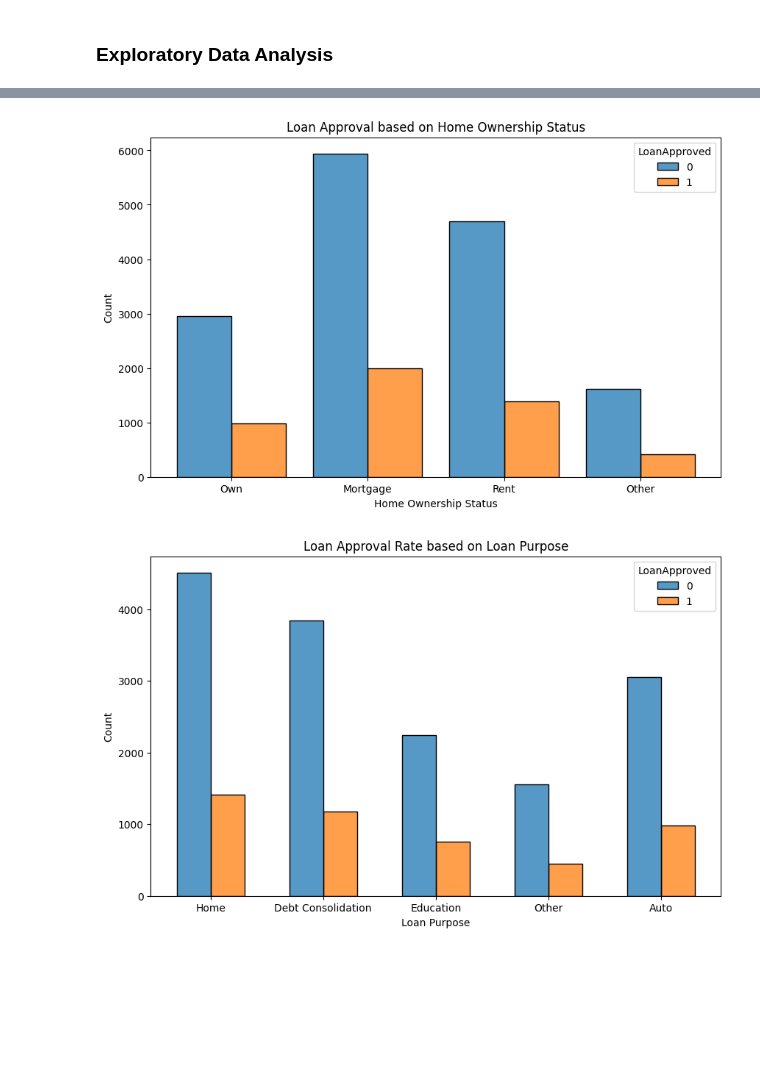
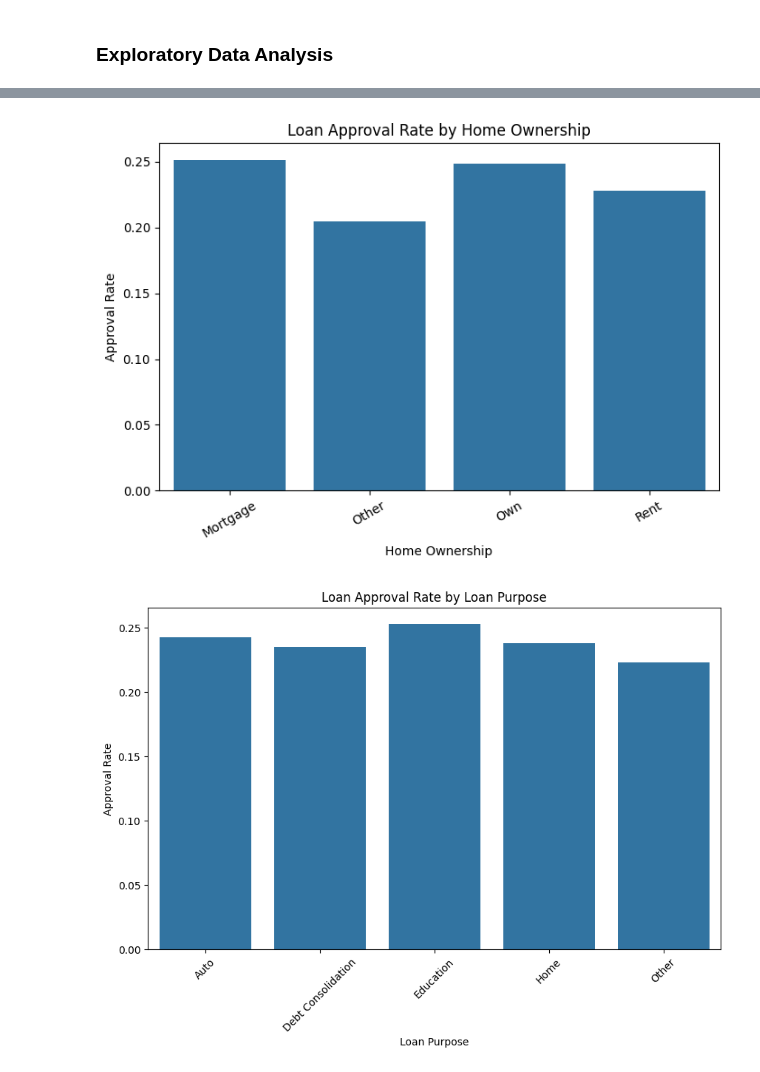
Before and after one commit to AbdulWahid026/ML_LoanApprovalPrediction-CreditRiskAnalysis, a Jupyter notebook: model.ipynb, the cells around one changed output, grey strips where cells are left out. Cells and saved outputs as stored; diff of their text form; code cells hidden in the pictures; blank space fills up the shorter version.

```diff
--- a/model.ipynb
+++ b/model.ipynb
@@ -139,16 +156,30 @@ plt.show()
 # %%
-plt.figure(figsize=(10,6))
-sns.histplot(data=data_df,x='HomeOwnershipStatus',hue='LoanApproved',multiple='dodge',shrink=0.8)
-plt.title('Loan Approval based on Home Ownership Status')
-plt.xlabel('Home Ownership Status')
+approval_rate=(data_df.groupby('HomeOwnershipStatus')['LoanApproved'].mean().reset_index())
+
+plt.figure(figsize=(8,5))
+sns.barplot(data=approval_rate,x='HomeOwnershipStatus',y='LoanApproved')
+plt.title('Loan Approval Rate by Home Ownership')
+plt.ylabel('Approval Rate')
+plt.xlabel('Home Ownership')
+plt.xticks(rotation=30)
 plt.show()
 # %% [output]
-[figure, old version]
+[figure, new version]
 # %%
+approval_purpose = (
+    data_df.groupby('LoanPurpose')['LoanApproved'].mean().reset_index()
+)
+
 plt.figure(figsize=(10,6))
-sns.histplot(data=data_df,x='LoanPurpose',hue='LoanApproved',multiple='dodge',shrink=0.6)
-plt.title('Loan Approval Rate based on Loan Purpose')
+sns.barplot(
+    data=approval_purpose,
+    x='LoanPurpose',
+    y='LoanApproved'
+)
+plt.title('Loan Approval Rate by Loan Purpose')
+plt.ylabel('Approval Rate')
 plt.xlabel('Loan Purpose')
+plt.xticks(rotation=45)
 plt.show()
 # %% [output]
-[figure, old version]
+[figure, new version]
```
Also changed, not shown: parts of 6 cells of this notebook.
